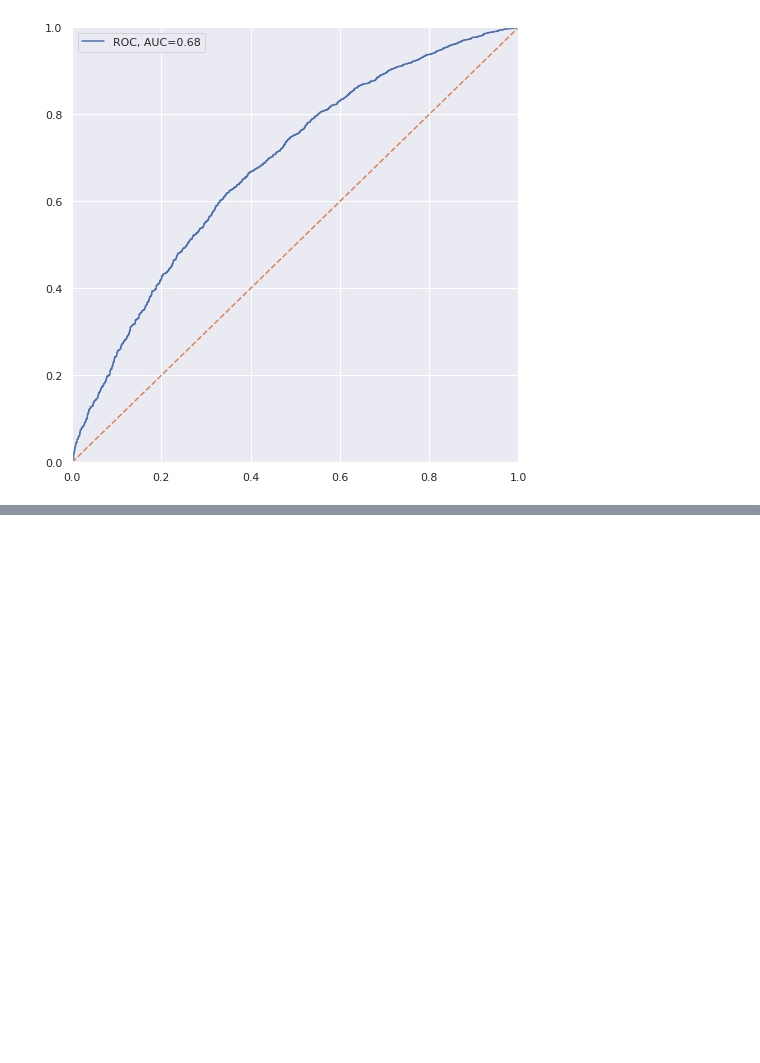
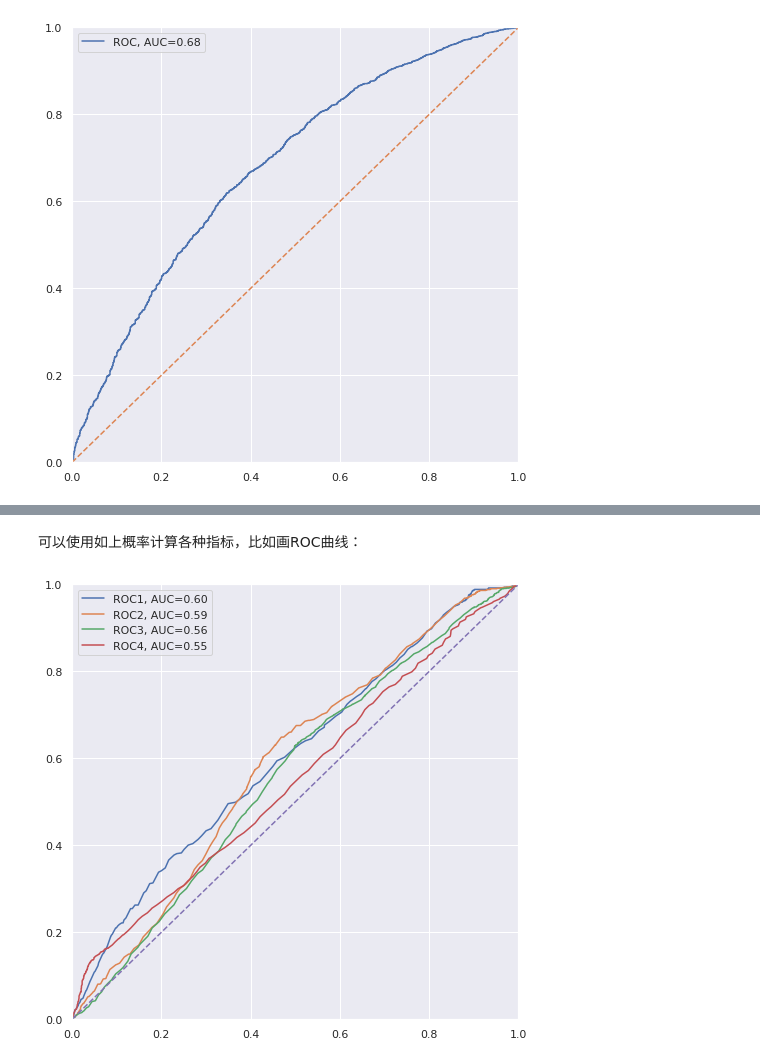
Before and after one commit to sijichun/PythonTutor, a Jupyter notebook: T29_logistic_regression.ipynb.ipynb, the cells around one changed output, grey strips where cells are left out. Cells and saved outputs as stored; diff of their text form; code cells hidden in the pictures; blank space fills up the shorter version.

```diff
--- a/T29_logistic_regression.ipynb.ipynb
+++ b/T29_logistic_regression.ipynb.ipynb
@@ -166,0 +336,12 @@ plt.show()
+# %%
+# 做一些简单清洗，只保留政府部门、事业单位、国有企业和私营企业
+data=raw_data[(raw_data['qg2']>0) & (raw_data['qg2']<=4)]
+# 生成年龄
+data['age']=2014-data['cfps_birthy']
+data['age2']=data['age']**2
+data=data.drop('cfps_birthy',axis=1)
+# 产生教育的虚拟变量
+edu_dummies=pd.get_dummies(data['te4'],prefix='edu')
+data=pd.concat([data, edu_dummies],axis=1)
+data=data.drop('te4',axis=1)
+data.head()
@@ -166,0 +367,3 @@ plt.show()
+# %%
+LR=LogisticRegression(penalty='none').fit(data.drop('qg2',axis=1),data['qg2'])  ## 训练模型
+LR.coef_
@@ -166,0 +396,3 @@ plt.show()
+# %%
+prob=LR.predict_proba(data.drop('qg2',axis=1))
+prob
@@ -166,0 +407,27 @@ plt.show()
+# %% [markdown]
+可以使用如上概率计算各种指标，比如画ROC曲线：
+# %%
+fpr1, tpr1, threshold1 = roc_curve(data['qg2']==1, prob[:,0])
+roc_auc1 = auc(fpr1, tpr1)
+fpr2, tpr2, threshold2 = roc_curve(data['qg2']==2, prob[:,1])
+roc_auc2 = auc(fpr2, tpr2)
+fpr3, tpr3, threshold3 = roc_curve(data['qg2']==3, prob[:,2])
+roc_auc3 = auc(fpr3, tpr3)
+fpr4, tpr4, threshold4 = roc_curve(data['qg2']==4, prob[:,3])
+roc_auc4 = auc(fpr4, tpr4)
+import matplotlib.pyplot as plt
+import seaborn as sb
+sb.set()
+%matplotlib inline
+plt.rcParams['figure.figsize'] = (8.0, 8.0)
+plt.plot(fpr1,tpr1,label='ROC1, AUC=%.2f' % roc_auc1)
+plt.plot(fpr2,tpr2,label='ROC2, AUC=%.2f' % roc_auc2)
+plt.plot(fpr3,tpr3,label='ROC3, AUC=%.2f' % roc_auc3)
+plt.plot(fpr4,tpr4,label='ROC4, AUC=%.2f' % roc_auc4)
+plt.legend(loc='upper left', frameon=True)
+plt.plot([0, 1], [0, 1], linestyle='--')
+plt.xlim([0,1])
+plt.ylim([0,1])
+plt.show()
+# %% [output]
+[figure, added]
```
Also changed, not shown: parts of 21 cells of this notebook, 1 other file.
